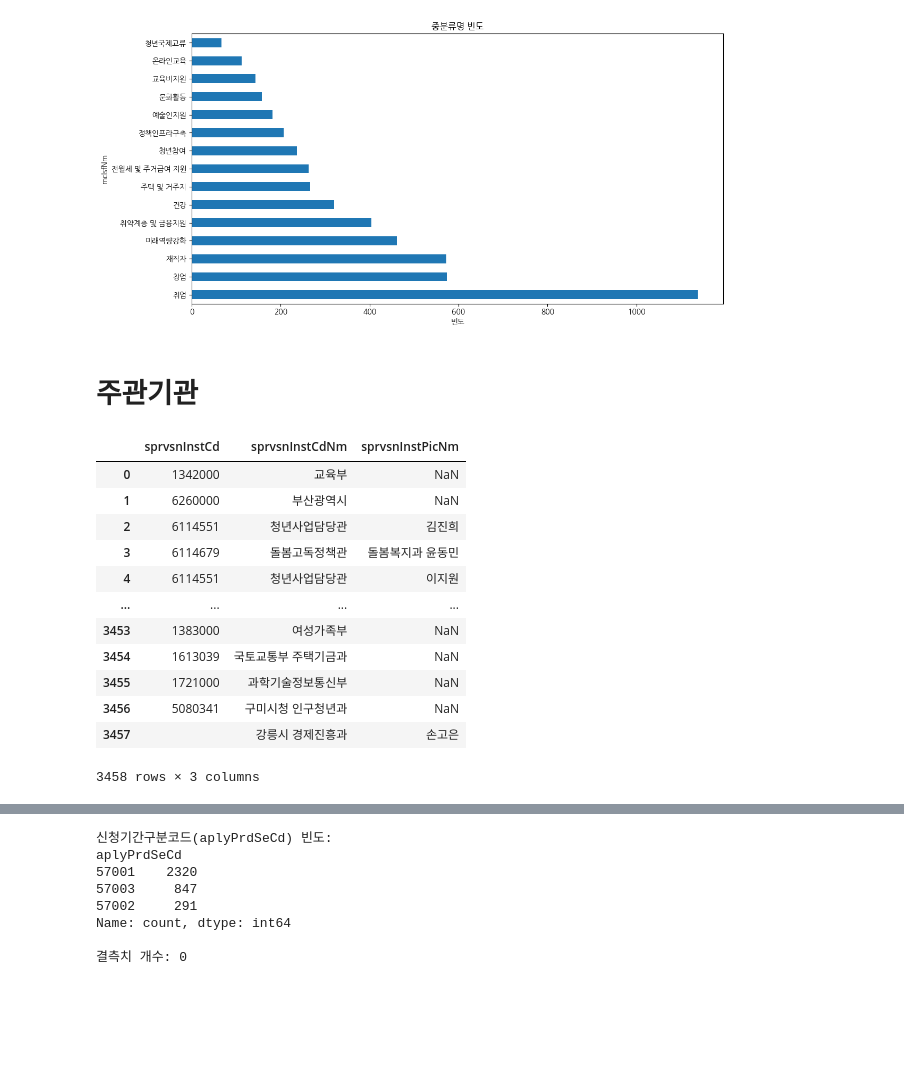
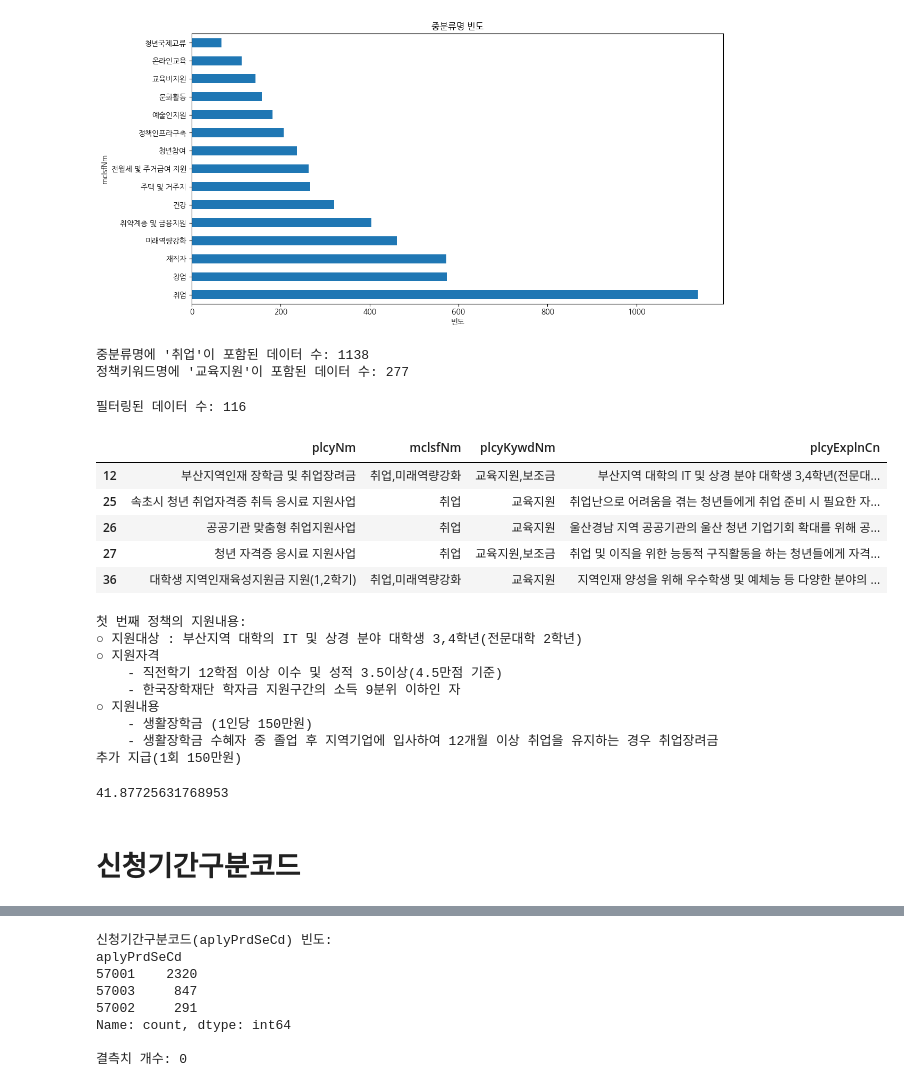
Before and after one commit to SKNETWORKS-FAMILY-AICAMP/SKN10-FINAL-5Team, a Jupyter notebook: data/EDA/EDA_2025-05-26.ipynb, the cells around one changed output, grey strips where cells are left out. Saved outputs shown, nothing was run; the diff lists cells and outputs as text; code cells hidden in the pictures; blank space fills up the shorter version.

```diff
--- a/data/EDA/EDA_2025-05-26.ipynb
+++ b/data/EDA/EDA_2025-05-26.ipynb
@@ -212,23 +153,56 @@ plt.show()
 [figure]
 # %%
 # 정책키워드와 중분류명의 데이터가 비슷한 성격을 가짐
+# %%
+# 조건을 하나만 적용하여 확인
+취업_df = df[df['mclsfNm'].str.contains('취업', na=False)]
+교육지원_df = df[df['plcyKywdNm'].str.contains('교육지원', na=False)]
+
+print(f"중분류명에 '취업'이 포함된 데이터 수: {len(취업_df)}")
+print(f"정책키워드명에 '교육지원'이 포함된 데이터 수: {len(교육지원_df)}")
+# %% [output]
+중분류명에 '취업'이 포함된 데이터 수: 1138
+정책키워드명에 '교육지원'이 포함된 데이터 수: 277
+# %%
+# 중분류명에 '취업'이 포함되고 정책키워드명에 '교육지원'이 포함된 데이터 필터링
+filtered_df = df[
+    df['mclsfNm'].str.contains('취업', na=False) &
+    df['plcyKywdNm'].str.contains('교육지원', na=False)
+]
+
+# 결과 확인
+print(f"필터링된 데이터 수: {len(filtered_df)}")
+
+# 필터링된 데이터의 일부 컬럼 보기
+if len(filtered_df) > 0:
+    display(filtered_df[['plcyNm', 'mclsfNm', 'plcyKywdNm', 'plcyExplnCn']].head())
+else:
+    print("해당 조건을 만족하는 데이터가 없습니다.")
+
+# 정책지원내용 확인 (첫 번째 항목)
+if len(filtered_df) > 0:
+    print("\n첫 번째 정책의 지원내용:")
+    print(filtered_df['plcySprtCn'].iloc[0])
+# %% [output]
+필터링된 데이터 수: 116
+|  | plcyNm | mclsfNm | plcyKywdNm | plcyExplnCn |
+| 12 | 부산지역인재 장학금 및 취업장려금 | 취업,미래역량강화 | 교육지원,보조금 | 부산지역 대학의 IT 및 상경 분야 대학생 3,4학년(전문대... |
+| 25 | 속초시 청년 취업자격증 취득 응시료 지원사업 | 취업 | 교육지원 | 취업난으로 어려움을 겪는 청년들에게 취업 준비 시 필요한 자... |
+| 26 | 공공기관 맞춤형 취업지원사업 | 취업 | 교육지원 | 울산경남 지역 공공기관의 울산 청년 기업기회 확대를 위해 공... |
+| 27 | 청년 자격증 응시료 지원사업 | 취업 | 교육지원,보조금 | 취업 및 이직을 위한 능동적 구직활동을 하는 청년들에게 자격... |
+| 36 | 대학생 지역인재육성지원금 지원(1,2학기) | 취업,미래역량강화 | 교육지원 | 지역인재 양성을 위해 우수학생 및 예체능 등 다양한 분야의 ... |
+첫 번째 정책의 지원내용:
+○ 지원대상 : 부산지역 대학의 IT 및 상경 분야 대학생 3,4학년(전문대학 2학년)
+○ 지원자격
+    - 직전학기 12학점 이상 이수 및 성적 3.5이상(4.5만점 기준)
+    - 한국장학재단 학자금 지원구간의 소득 9분위 이하인 자
+○ 지원내용
+    - 생활장학금 (1인당 150만원)
+    - 생활장학금 수혜자 중 졸업 후 지역기업에 입사하여 12개월 이상 취업을 유지하는 경우 취업장려금 추가 지급(1회 150만원)
+# %%
+# 정책키워드명에 교육지원인 데이터 중 중분류명이 취업인 데이터인 비율
+len(filtered_df) / len(교육지원_df) * 100
+# %% [output]
+41.87725631768953
 # %% [markdown]
-# 주관기관
+# 신청기간구분코드
-# %%
-# 주관기관코드, 주관기관코드명, 주관기관담당자명
-# 주관기관코드, 주관기관담당자명 컬럼 필요 없음
-df[['sprvsnInstCd', 'sprvsnInstCdNm', 'sprvsnInstPicNm']]
-# %% [output]
-|  | sprvsnInstCd | sprvsnInstCdNm | sprvsnInstPicNm |
-| 0 | 1342000 | 교육부 | NaN |
-| 1 | 6260000 | 부산광역시 | NaN |
-| 2 | 6114551 | 청년사업담당관 | 김진희 |
-| 3 | 6114679 | 돌봄고독정책관 | 돌봄복지과 윤동민 |
-| 4 | 6114551 | 청년사업담당관 | 이지원 |
-| ... | ... | ... | ... |
-| 3453 | 1383000 | 여성가족부 | NaN |
-| 3454 | 1613039 | 국토교통부 주택기금과 | NaN |
-| 3455 | 1721000 | 과학기술정보통신부 | NaN |
-| 3456 | 5080341 | 구미시청 인구청년과 | NaN |
-| 3457 |  | 강릉시 경제진흥과 | 손고은 |
-3458 rows × 3 columns
```
Also changed, not shown: parts of 23 cells of this notebook, 3 other files.
